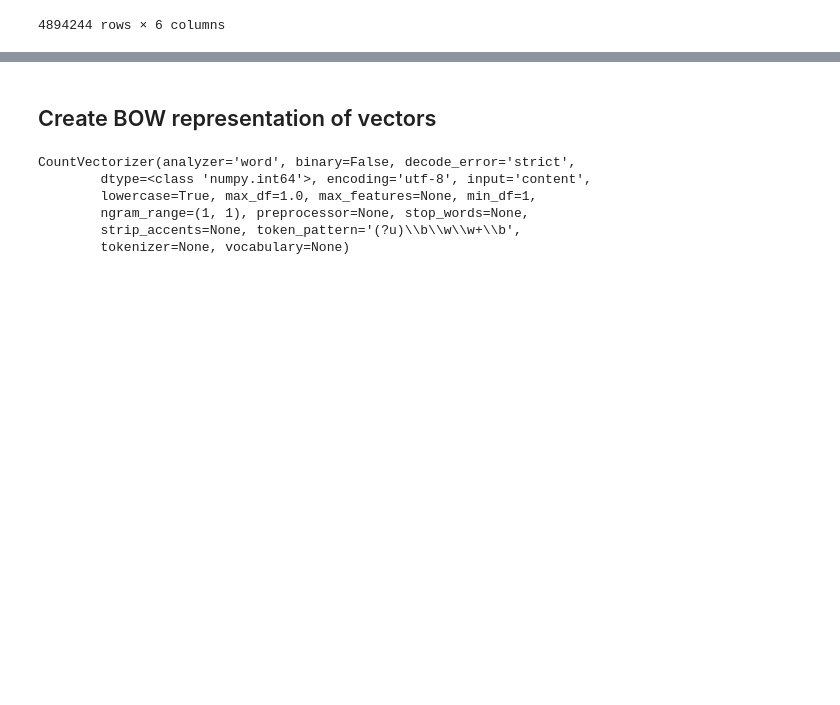
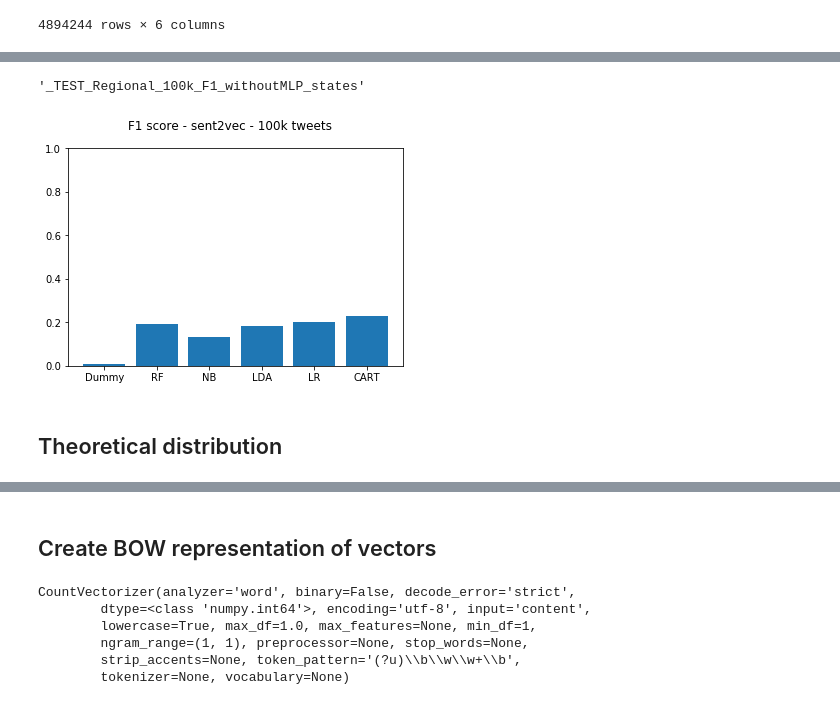
Before and after one commit to DrosoNeuro/Semester_Project, a Jupyter notebook: Analysis_ProcessedTweets/Analysis_ProcessedTweets.ipynb, the cells around one changed output, grey strips where cells are left out. Cells and saved outputs as stored; diff of their text form; code cells hidden in the pictures; blank space fills up the shorter version.

```diff
--- a/Analysis_ProcessedTweets/Analysis_ProcessedTweets.ipynb
+++ b/Analysis_ProcessedTweets/Analysis_ProcessedTweets.ipynb
@@ -360,0 +995,25 @@ with open(filename,'w') as outfile:
+# %%
+model_name
+# %% [output]
+'_TEST_Regional_100k_F1_withoutMLP_states'
+# %%
+path = '_TEST_Regional_100k_F1_withoutMLP_states.txt'
+def figure_plotter(path):
+    results = pd.read_csv(path, sep=" ", header=None)
+    fig = plt.figure()
+    fig.suptitle('F1 score - sent2vec - 100k tweets')
+    ax = fig.add_subplot(111)
+    plt.bar(range(0,6),results.loc[:,1])
+    ax.set_ylim(0,0.2)
+    names = [i for i in results.loc[:,0]]
+    names = ["test"]+names
+    ax.set_xticklabels(names)
+    #plt.show()
+    axes = plt.gca()
+    axes.set_ylim([0,1])
+    plt.savefig("_TEST_AlgoComparison_sent2vec_100k.pdf")
+figure_plotter(path)
+# %% [output]
+[figure, added]
+# %% [markdown]
+## Theoretical distribution
```
Also changed, not shown: parts of 142 cells of this notebook, 12 other files.
